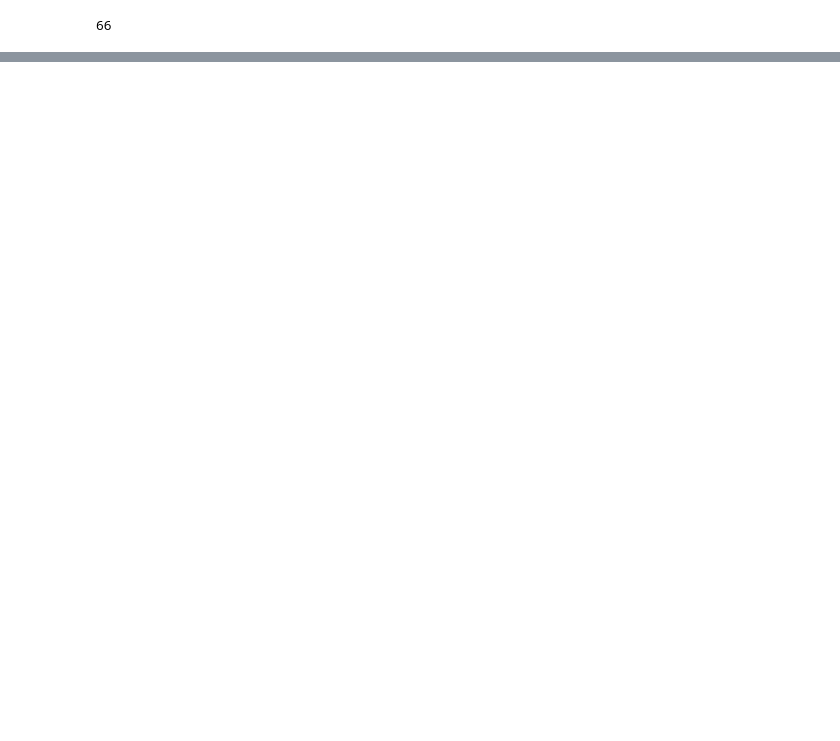
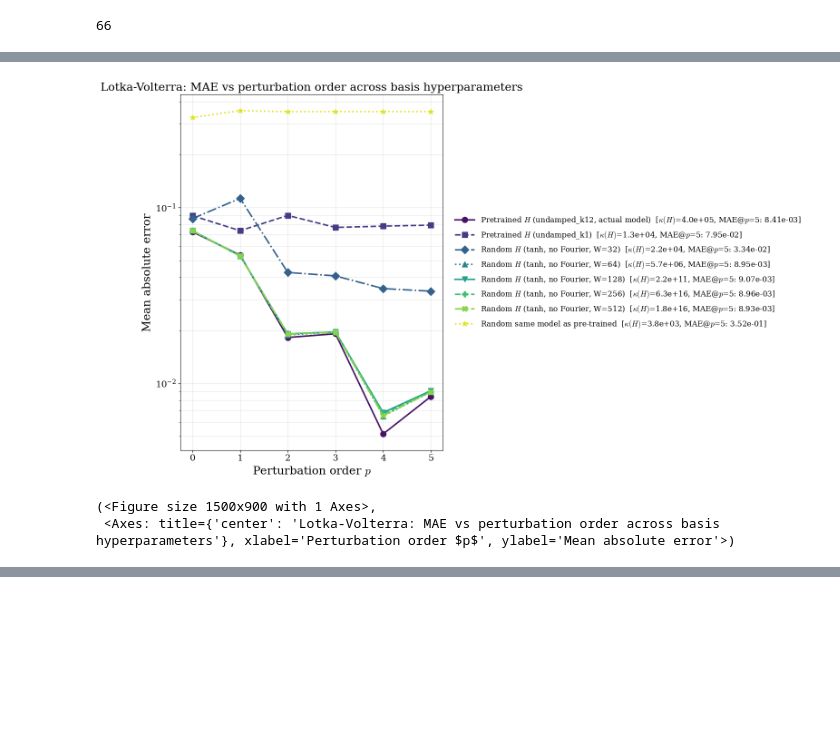
Before and after one commit to esemsc-dda24/PTL-PINNs, a Jupyter notebook: ptlpinns/results/LKV/lotka_volterra.ipynb, the cells around one changed output, grey strips where cells are left out. Cells and saved outputs as stored; diff of their text form; code cells hidden in the pictures; blank space fills up the shorter version.

```diff
--- a/ptlpinns/results/LKV/lotka_volterra.ipynb
+++ b/ptlpinns/results/LKV/lotka_volterra.ipynb
@@ -328,0 +323,35 @@ N = 500:
+# %%
+errors_by_label = {}
+
+for label, factory in sweep_configs:
+    H_cfg, tlog = factory()
+    n_grid = H_cfg["N"]
+    t_eval_cfg = np.linspace(t_span[0], t_span[1], n_grid)
+
+    cond_H = np.linalg.cond(H_cfg["H"])
+
+    err, w_cfg = LKV.compute_error_per_order(
+        H_dict=H_cfg,
+        training_log=tlog,
+        epsilon=epsilon,
+        alpha=alpha_list[0],
+        ic=ic_list[0],
+        p_max=p_max,
+        ode=ode,
+        x0=x0,
+        y0=y0,
+        t_eval=t_eval_cfg,
+        t_span=t_span,
+        N=n_grid,
+    )
+
+    # Bake cond(H) and final MAE into the legend label so the plot is
+    # self-contained.
+    legend_label = (
+        f"{label}  [$\\kappa(H)$={cond_H:.1e}, "
+        f"MAE@$p$={p_max}: {err[-1]:.2e}]"
+    )
+    errors_by_label[legend_label] = err
+    print(f"{label:<48s}  MAE @ p={p_max}: {err[-1]:.3e}  |  cond(H)={cond_H:.2e}")
+
+errors_by_label
@@ -328,0 +385,9 @@ N = 500:
+# %%
+LKV.plot_mae_vs_order(
+    errors_by_label,
+    title="Lotka-Volterra: MAE vs perturbation order across basis hyperparameters",
+)
+# %% [output]
+[figure, added]
+(<Figure size 1500x900 with 1 Axes>,
+ <Axes: title={'center': 'Lotka-Volterra: MAE vs perturbation order across basis hyperparameters'}, xlabel='Perturbation order $p$', ylabel='Mean absolute error'>)
```
Also changed, not shown: parts of 29 cells of this notebook, 16 other files.
